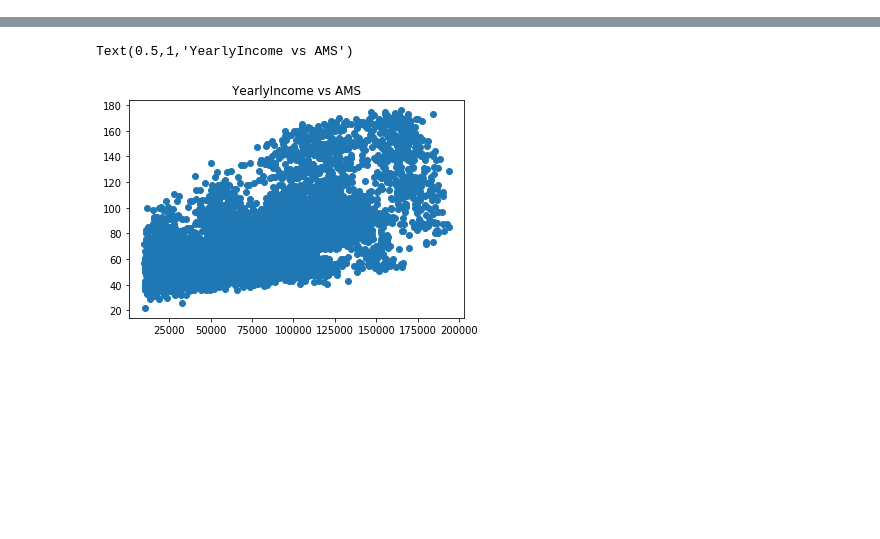
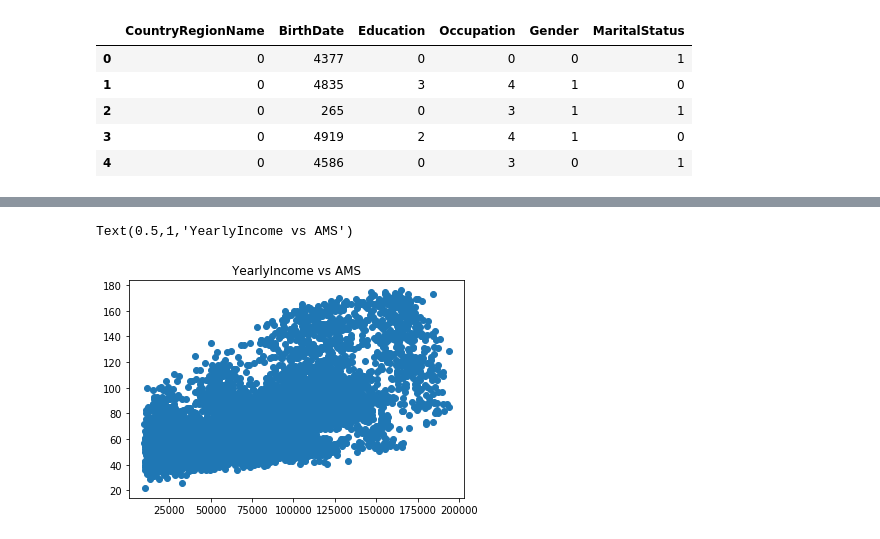
Before and after one commit to Oluwaseyitan/Python-Projects, a Jupyter notebook: Final Avg Month Spend- Regression.ipynb, the cells around one changed output, grey strips where cells are left out. Cells and saved outputs as stored; diff of their text form; code cells hidden in the pictures; blank space fills up the shorter version.

```diff
--- a/Final Avg Month Spend- Regression.ipynb
+++ b/Final Avg Month Spend- Regression.ipynb
@@ -0,0 +99,24 @@
+# %%
+#encoding non_numeric columns
+
+
+from sklearn.preprocessing import LabelEncoder
+encoder = LabelEncoder()
+i=0
+for col in df_other:
+    x_enc=encoder.fit_transform(df_other[col])
+    df_enc=pd.DataFrame(x_enc, columns=[col])
+    if i>0:
+        df_cat=df_cat.join(df_enc)
+    else:
+        df_cat=df_enc
+    i=i+1
+    #print(col, " ", encoder.classes_)
+df_cat.head()
+# %% [output]
+|  | CountryRegionName | BirthDate | Education | Occupation | Gender | MaritalStatus |
+| 0 | 0 | 4377 | 0 | 0 | 0 | 1 |
+| 1 | 0 | 4835 | 3 | 4 | 1 | 0 |
+| 2 | 0 | 265 | 0 | 3 | 1 | 1 |
+| 3 | 0 | 4919 | 2 | 4 | 1 | 0 |
+| 4 | 0 | 4586 | 0 | 3 | 0 | 1 |
```
Also changed, not shown: parts of 14 cells of this notebook.
